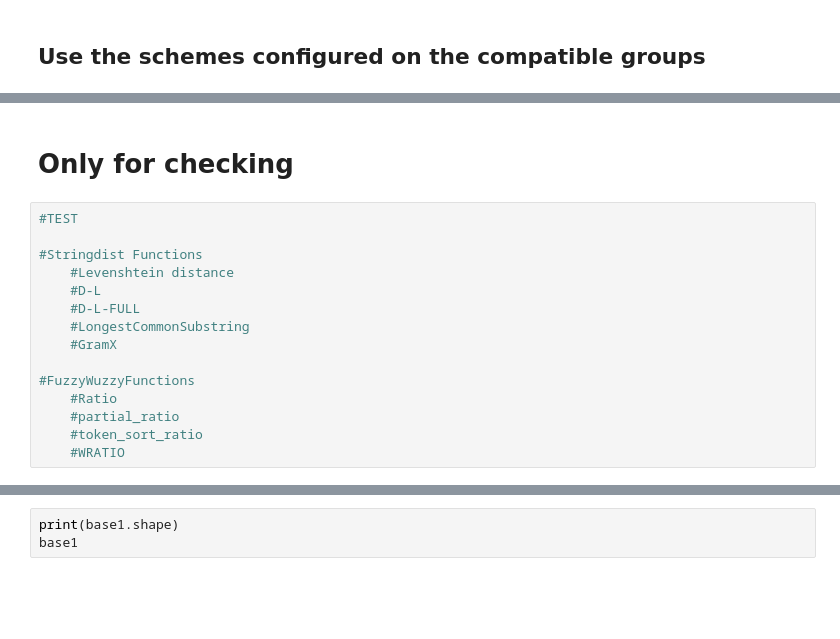
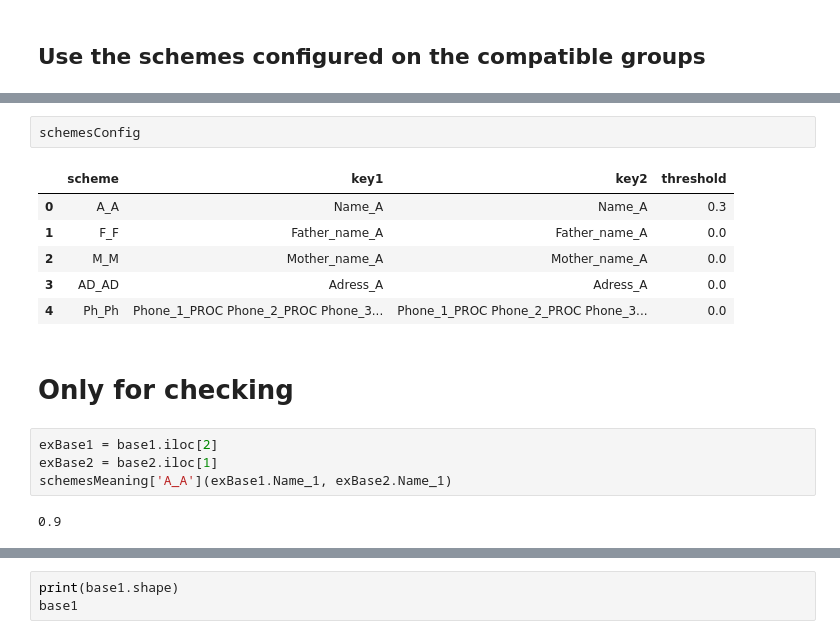
Before and after one commit to inescaridi/COM4PPL, a Jupyter notebook: Matching.ipynb, the cells around one changed output, grey strips where cells are left out. Saved outputs shown, nothing was run; the diff lists cells and outputs as text; blank space fills up the shorter version.

```diff
--- a/Matching.ipynb
+++ b/Matching.ipynb
@@ -168,17 +234,17 @@ compatibleGroups
+# %%
+schemesConfig
+# %% [output]
+|  | scheme | key1 | key2 | threshold |
+| 0 | A_A | Name_A | Name_A | 0.3 |
+| 1 | F_F | Father_name_A | Father_name_A | 0.0 |
+| 2 | M_M | Mother_name_A | Mother_name_A | 0.0 |
+| 3 | AD_AD | Adress_A | Adress_A | 0.0 |
+| 4 | Ph_Ph | Phone_1_PROC Phone_2_PROC Phone_3... | Phone_1_PROC Phone_2_PROC Phone_3... | 0.0 |
 # %% [markdown]
 # Only for checking
-# %%
-#TEST
-
-#Stringdist Functions
-    #Levenshtein distance
-    #D-L
-    #D-L-FULL
-    #LongestCommonSubstring
-    #GramX
-
-#FuzzyWuzzyFunctions
-    #Ratio
-    #partial_ratio
-    #token_sort_ratio
-    #WRATIO
+# %%
+exBase1 = base1.iloc[2]
+exBase2 = base2.iloc[1]
+schemesMeaning['A_A'](exBase1.Name_1, exBase2.Name_1)
+# %% [output]
+0.9
```
Also changed, not shown: parts of 8 cells of this notebook.
